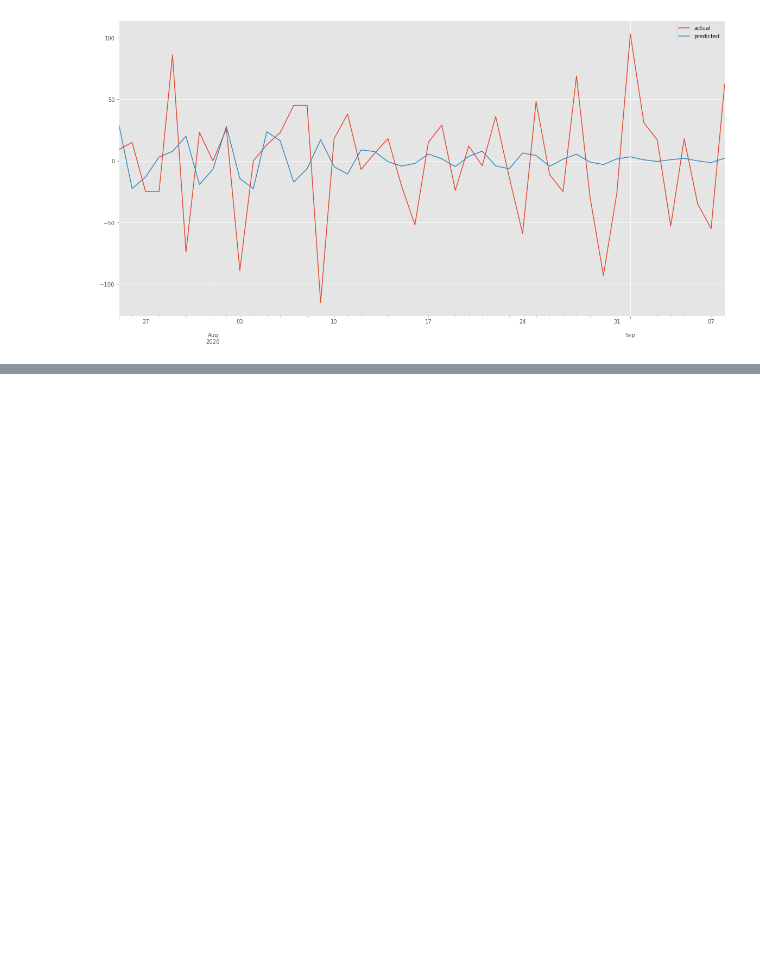
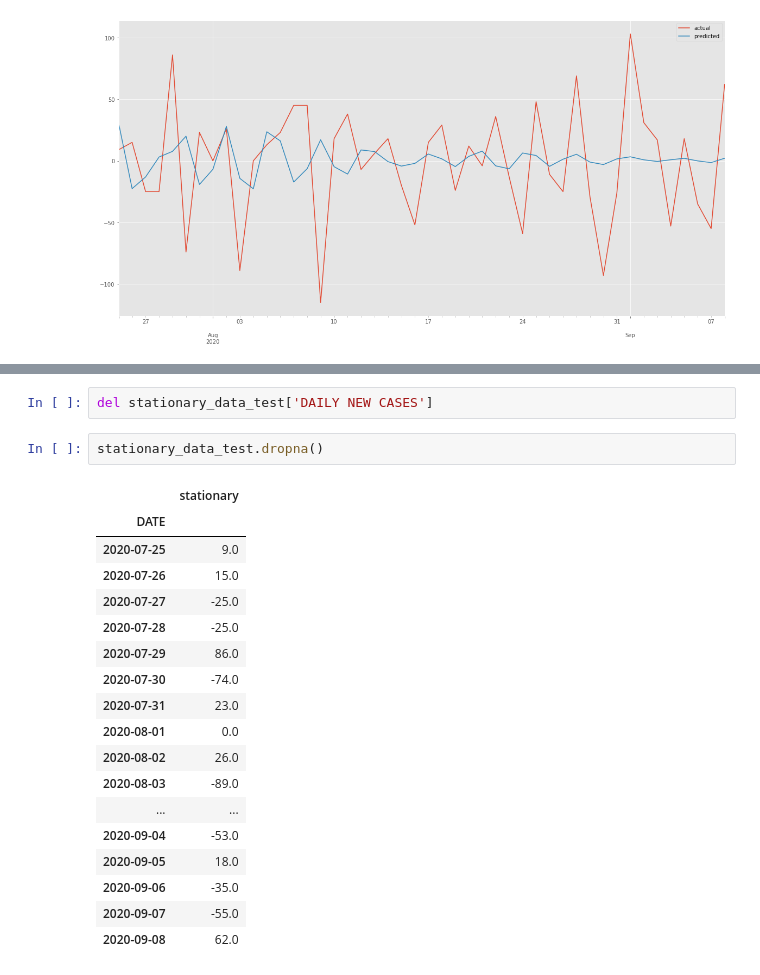
Before and after one commit to NatashaStojanova/Data-Mining, a Jupyter notebook: DataAnalyzer/jupyter/analyzer.ipynb, the cells around one changed output, grey strips where cells are left out. Cells and saved outputs as stored; diff of their text form; blank space fills up the shorter version.

```diff
--- a/DataAnalyzer/jupyter/analyzer.ipynb
+++ b/DataAnalyzer/jupyter/analyzer.ipynb
@@ -563,0 +561,23 @@ r2
+# %%
+del stationary_data_test['DAILY NEW CASES']
+# %%
+stationary_data_test.dropna()
+# %% [output]
+|  | stationary |
+| DATE |  |
+| 2020-07-25 | 9.0 |
+| 2020-07-26 | 15.0 |
+| 2020-07-27 | -25.0 |
+| 2020-07-28 | -25.0 |
+| 2020-07-29 | 86.0 |
+| 2020-07-30 | -74.0 |
+| 2020-07-31 | 23.0 |
+| 2020-08-01 | 0.0 |
+| 2020-08-02 | 26.0 |
+| 2020-08-03 | -89.0 |
+| ... | ... |
+| 2020-09-04 | -53.0 |
+| 2020-09-05 | 18.0 |
+| 2020-09-06 | -35.0 |
+| 2020-09-07 | -55.0 |
+| 2020-09-08 | 62.0 |
```
Also changed, not shown: parts of 26 cells of this notebook.
